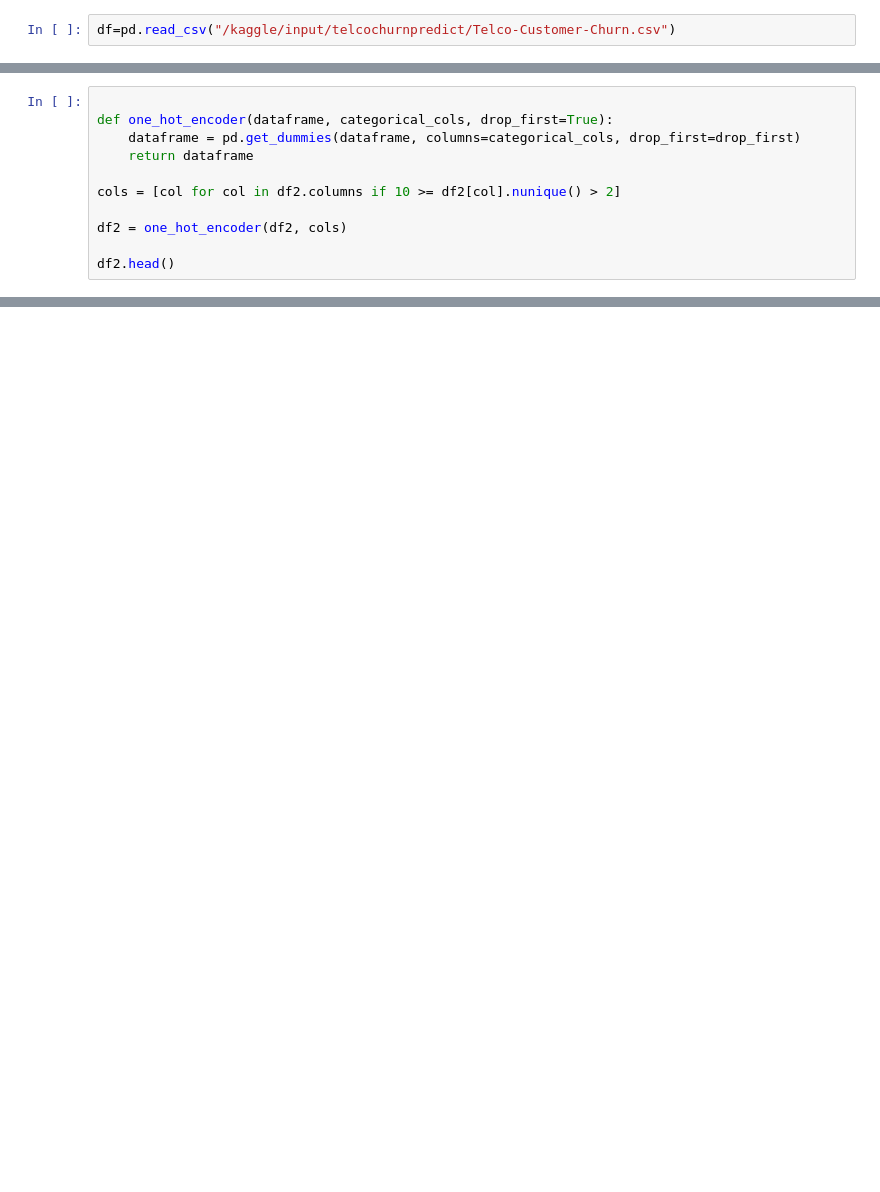
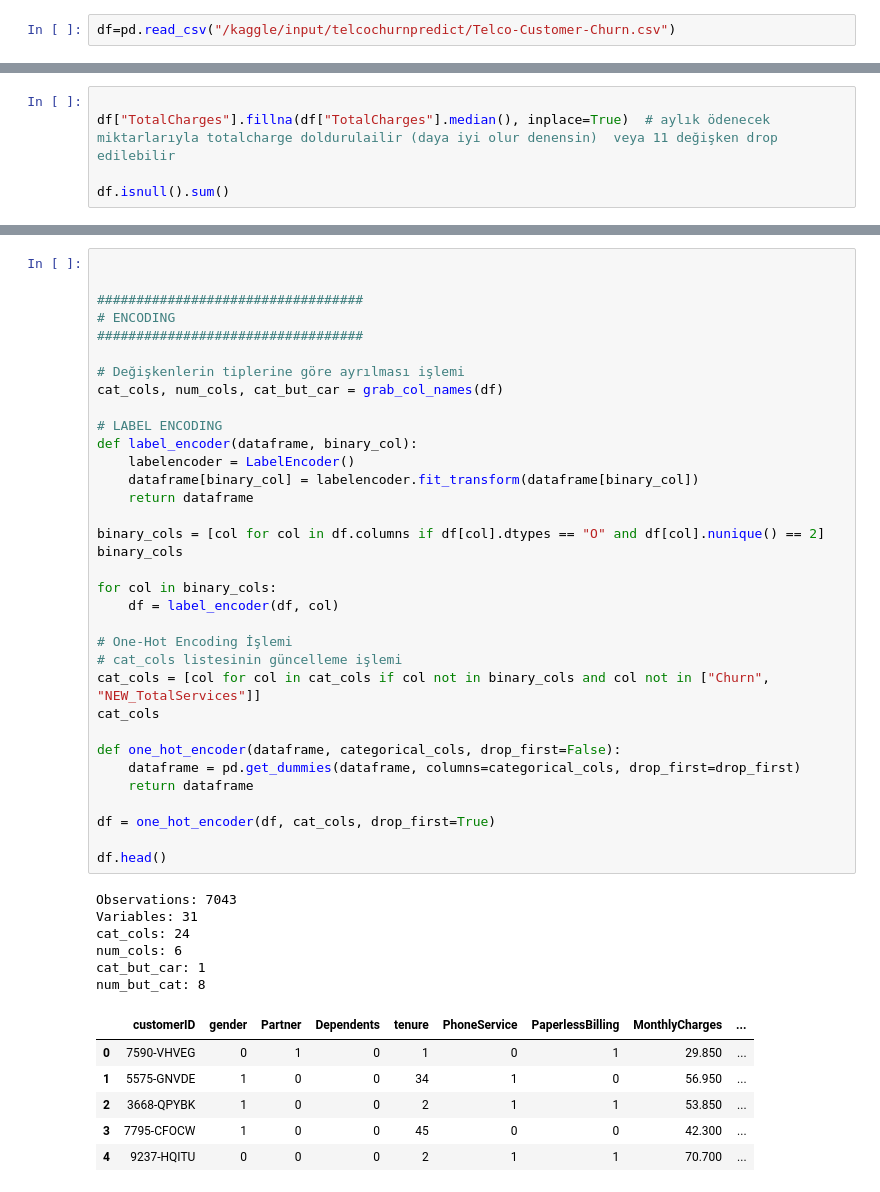
Before and after one commit to osmaanural/TelcoChurnAnaliz, a Jupyter notebook: churnpredict.ipynb, the cells around one changed output, grey strips where cells are left out. Saved outputs shown, nothing was run; the diff lists cells and outputs as text; blank space fills up the shorter version.

```diff
--- a/churnpredict.ipynb
+++ b/churnpredict.ipynb
@@ -428,11 +428,0 @@ df2.head()
-# %%
-
-def one_hot_encoder(dataframe, categorical_cols, drop_first=True):
-    dataframe = pd.get_dummies(dataframe, columns=categorical_cols, drop_first=drop_first)
-    return dataframe
-
-cols = [col for col in df2.columns if 10 >= df2[col].nunique() > 2]
-
-df2 = one_hot_encoder(df2, cols)
-
-df2.head()
@@ -708,0 +481,5 @@ plt.show()
+# %%
+
+df["TotalCharges"].fillna(df["TotalCharges"].median(), inplace=True)  # aylık ödenecek miktarlarıyla totalcharge doldurulailir (daya iyi olur denensin)  veya 11 değişken drop edilebilir
+
+df.isnull().sum()
@@ -708,0 +649,47 @@ plt.show()
+# %%
+
+
+##################################
+# ENCODING
+##################################
+
+# Değişkenlerin tiplerine göre ayrılması işlemi
+cat_cols, num_cols, cat_but_car = grab_col_names(df)
+
+# LABEL ENCODING
+def label_encoder(dataframe, binary_col):
+    labelencoder = LabelEncoder()
+    dataframe[binary_col] = labelencoder.fit_transform(dataframe[binary_col])
+    return dataframe
+
+binary_cols = [col for col in df.columns if df[col].dtypes == "O" and df[col].nunique() == 2]
+binary_cols
+
+for col in binary_cols:
+    df = label_encoder(df, col)
+
+# One-Hot Encoding İşlemi
+# cat_cols listesinin güncelleme işlemi
+cat_cols = [col for col in cat_cols if col not in binary_cols and col not in ["Churn", "NEW_TotalServices"]]
+cat_cols
+
+def one_hot_encoder(dataframe, categorical_cols, drop_first=False):
+    dataframe = pd.get_dummies(dataframe, columns=categorical_cols, drop_first=drop_first)
+    return dataframe
+
+df = one_hot_encoder(df, cat_cols, drop_first=True)
+
+df.head()
+# %% [output]
+Observations: 7043
+Variables: 31
+cat_cols: 24
+num_cols: 6
+cat_but_car: 1
+num_but_cat: 8
+|  | customerID | gender | Partner | Dependents | tenure | PhoneService | PaperlessBilling | MonthlyCharges | ... |
+| 0 | 7590-VHVEG | 0 | 1 | 0 | 1 | 0 | 1 | 29.850 | ... |
+| 1 | 5575-GNVDE | 1 | 0 | 0 | 34 | 1 | 0 | 56.950 | ... |
+| 2 | 3668-QPYBK | 1 | 0 | 0 | 2 | 1 | 1 | 53.850 | ... |
+| 3 | 7795-CFOCW | 1 | 0 | 0 | 45 | 0 | 0 | 42.300 | ... |
+| 4 | 9237-HQITU | 0 | 0 | 0 | 2 | 1 | 1 | 70.700 | ... |
```
Also changed, not shown: parts of 72 cells of this notebook.
